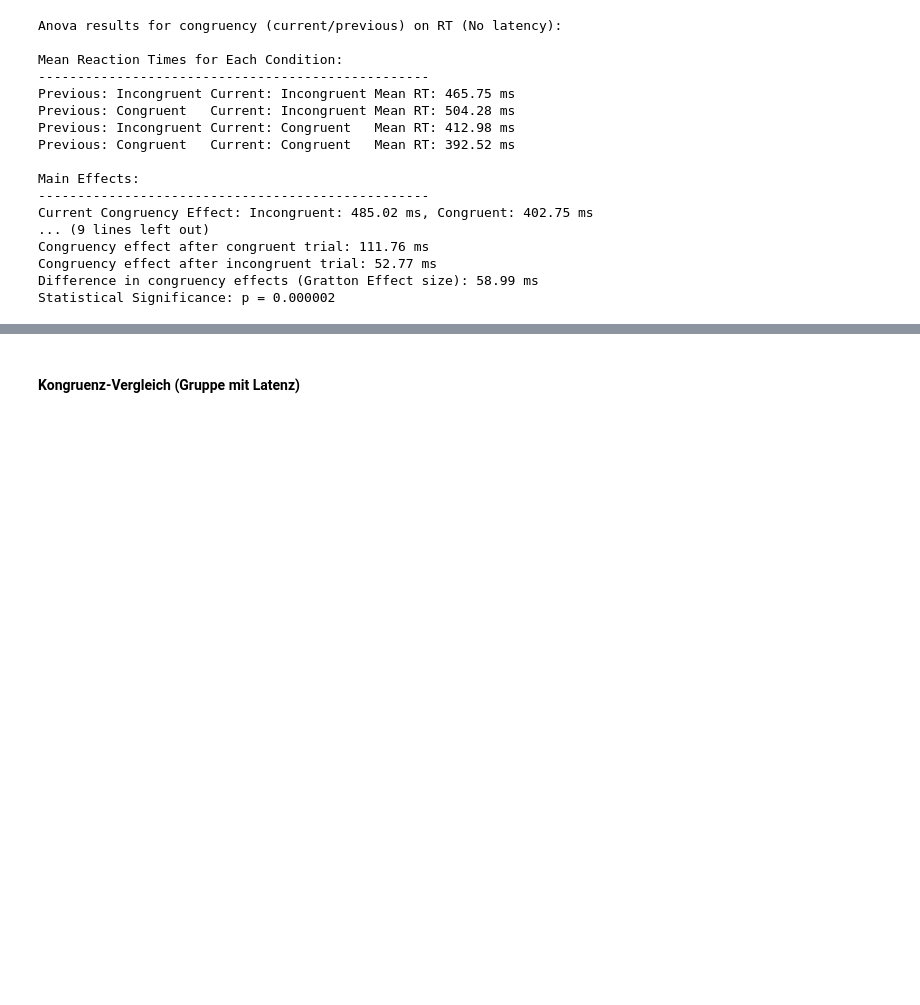
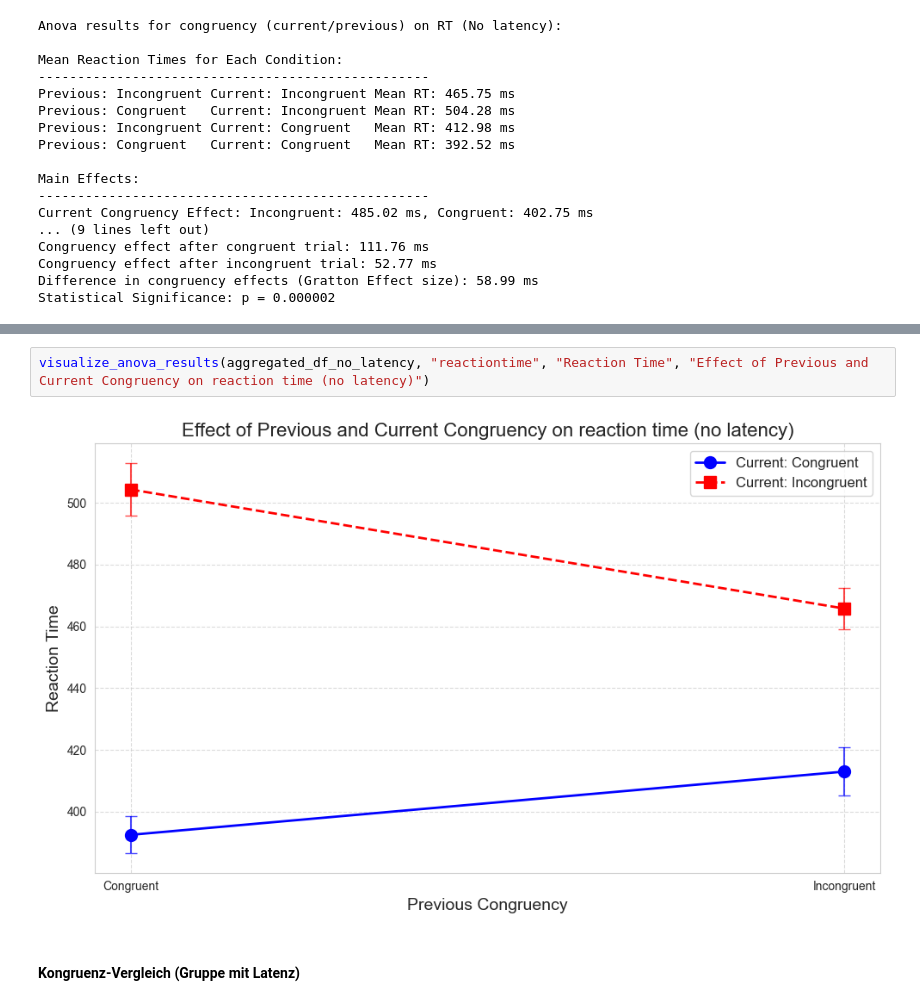
Before and after one commit to Michael1Mueller/continuousSimonTask, a Jupyter notebook: preprocessing.ipynb, the cells around one changed output, grey strips where cells are left out. Cells and saved outputs as stored; diff of their text form; blank space fills up the shorter version.

```diff
--- a/preprocessing.ipynb
+++ b/preprocessing.ipynb
@@ -632,3 +663,7 @@ plt.show()
+# %%
+visualize_anova_results(aggregated_df_no_latency, "reactiontime", "Reaction Time", "Effect of Previous and Current Congruency on reaction time (no latency)")
+# %% [output]
+[figure, added]
 # %% [markdown]
 #### Kongruenz-Vergleich (Gruppe mit Latenz)
 # %%
```
Also changed, not shown: parts of 22 cells of this notebook.
